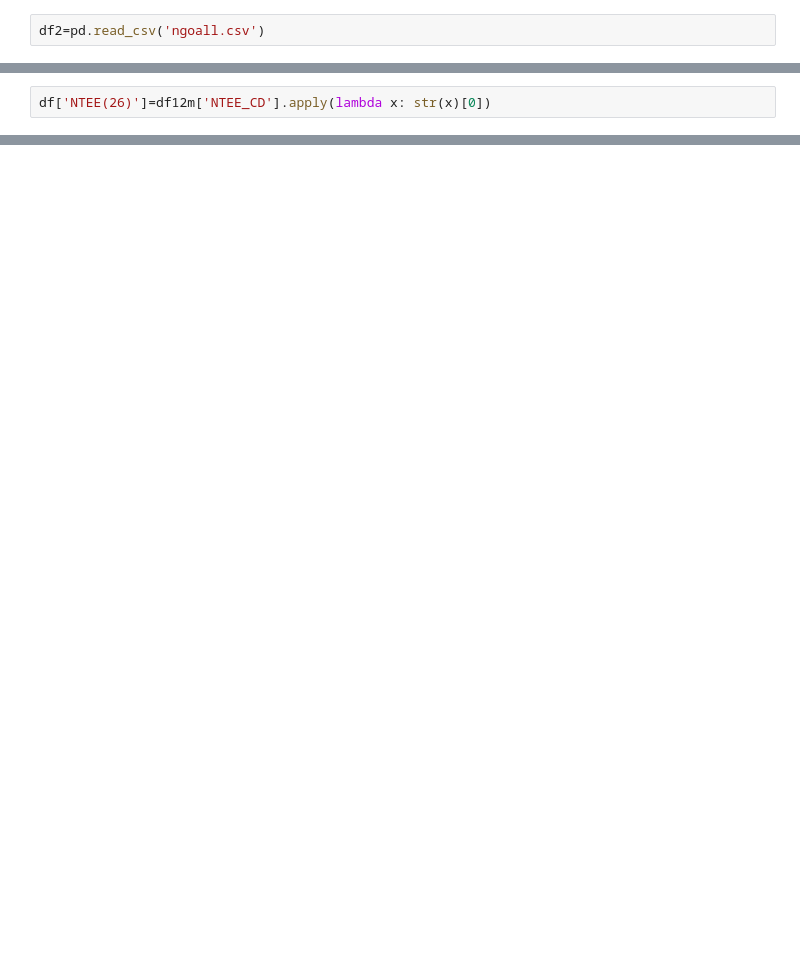
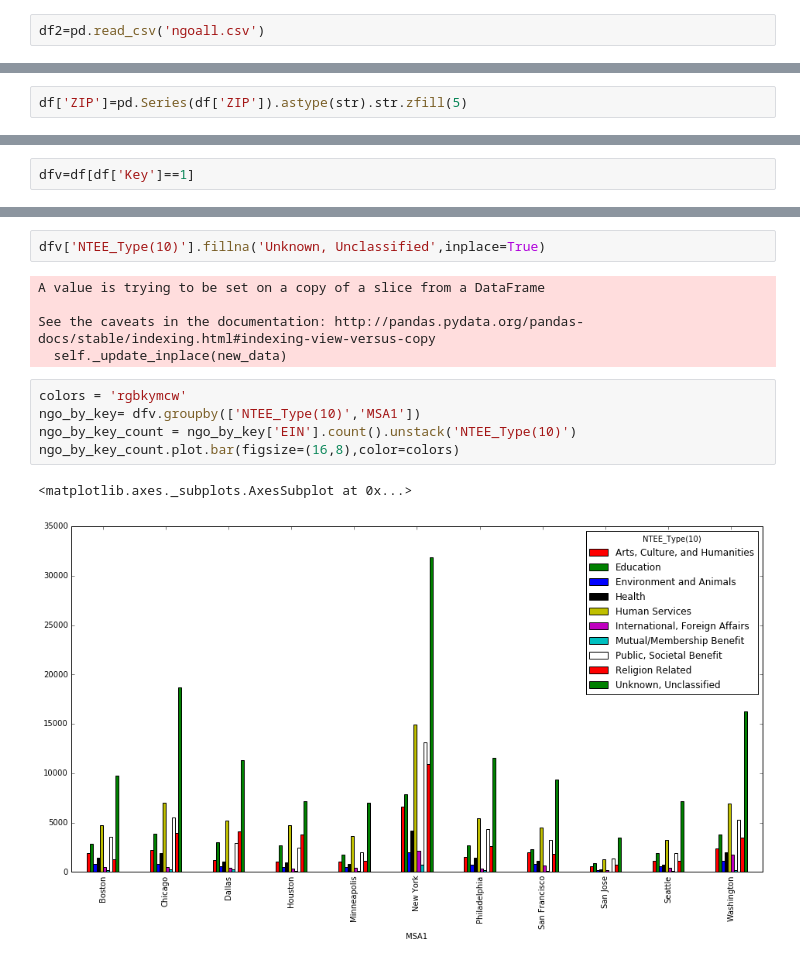
Before and after one commit to waterknows/USngo, a Jupyter notebook: Whole.ipynb, the cells around one changed output, grey strips where cells are left out. Saved outputs shown, nothing was run; the diff lists cells and outputs as text; blank space fills up the shorter version.

```diff
--- a/Whole.ipynb
+++ b/Whole.ipynb
@@ -138,0 +129,2 @@ array([nan, 'X21', 'X20', ..., 'W50C', 'N5XI', 'Y119'], dtype=object)
+# %%
+df['ZIP']=pd.Series(df['ZIP']).astype(str).str.zfill(5)
@@ -145,2 +156,0 @@ array(['n', 'X', 'N', 'Z', 'A', 'S', 'P', 'E', 'Y', 'W', 'O', 'U', 'T',
-# %%
-df['NTEE(26)']=df12m['NTEE_CD'].apply(lambda x: str(x)[0])
@@ -146,0 +221,2 @@ df['NTEE(26)']=df12m['NTEE_CD'].apply(lambda x: str(x)[0])
+# %%
+dfv=df[df['Key']==1]
@@ -146,0 +243,15 @@ df['NTEE(26)']=df12m['NTEE_CD'].apply(lambda x: str(x)[0])
+# %%
+dfv['NTEE_Type(10)'].fillna('Unknown, Unclassified',inplace=True)
+# %% [output]
+A value is trying to be set on a copy of a slice from a DataFrame
+
+See the caveats in the documentation: http://pandas.pydata.org/pandas-docs/stable/indexing.html#indexing-view-versus-copy
+  self._update_inplace(new_data)
+# %%
+colors = 'rgbkymcw'
+ngo_by_key= dfv.groupby(['NTEE_Type(10)','MSA1'])
+ngo_by_key_count = ngo_by_key['EIN'].count().unstack('NTEE_Type(10)')
+ngo_by_key_count.plot.bar(figsize=(16,8),color=colors)
+# %% [output]
+<matplotlib.axes._subplots.AxesSubplot at 0x...>
+[figure, added]
```
Also changed, not shown: parts of 69 cells of this notebook, 1 other file.
